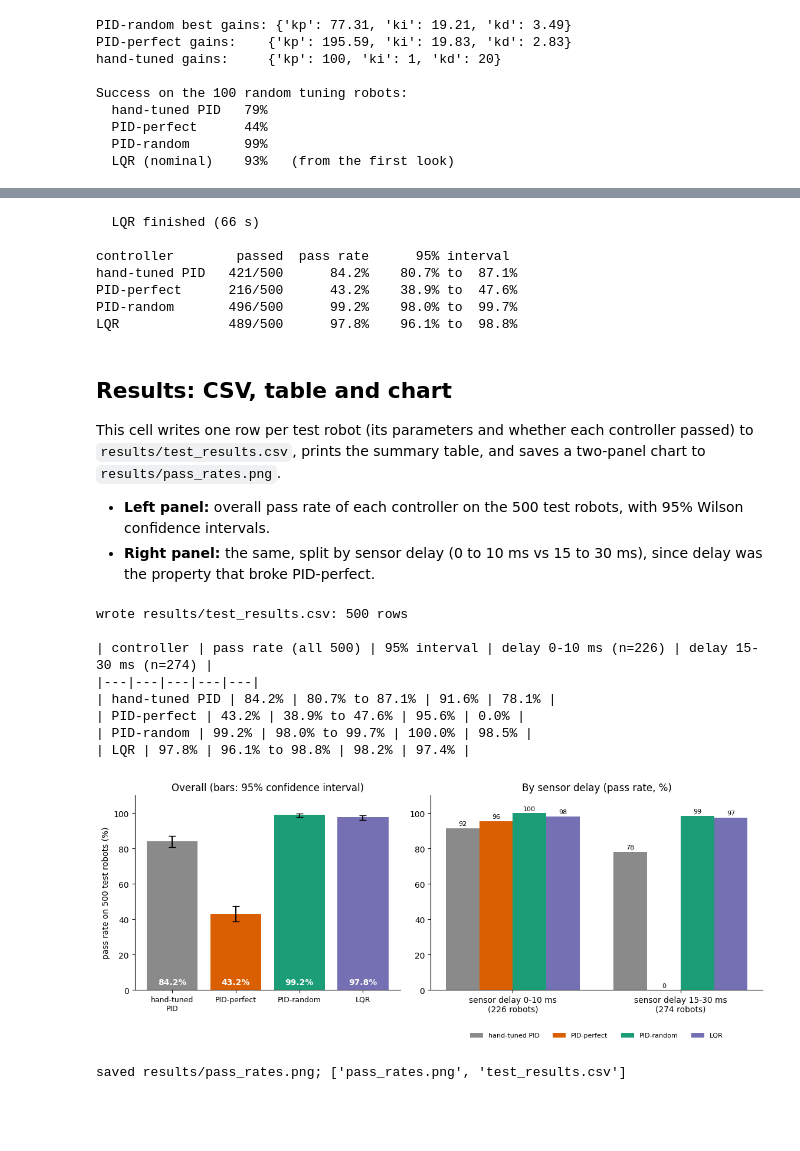
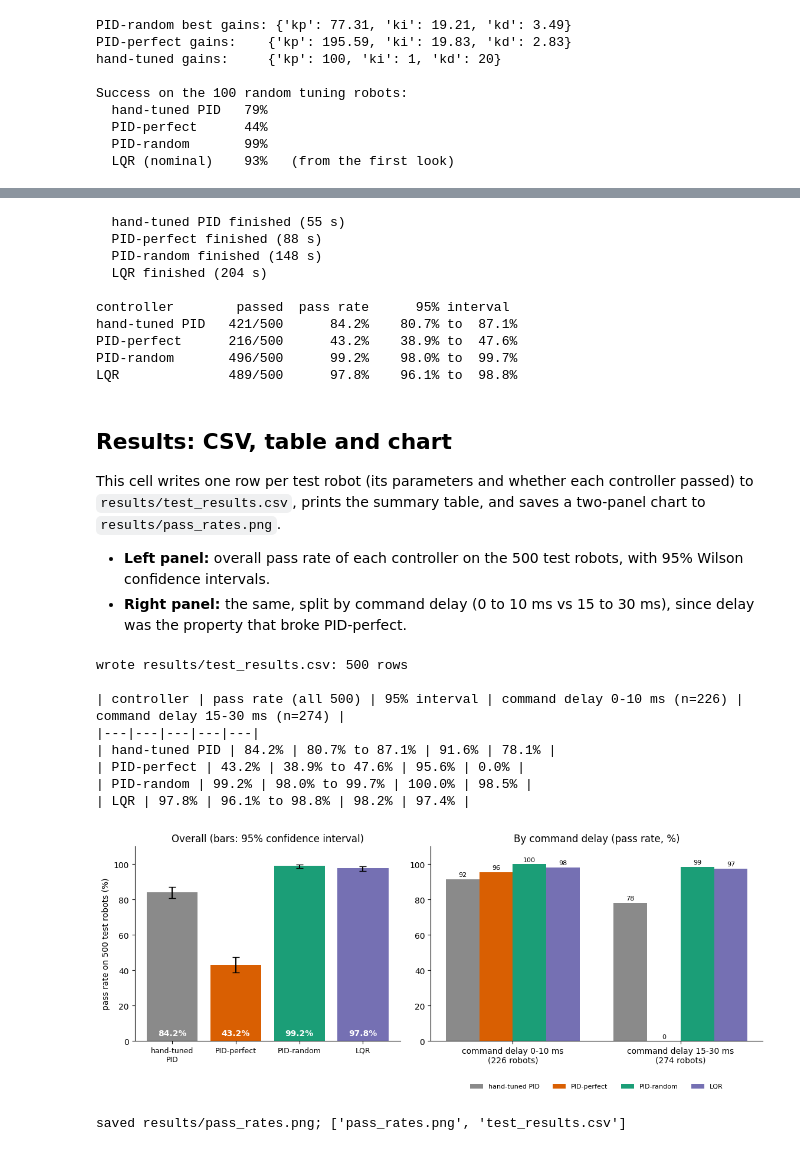
Before and after one commit to Series-Parallel/Machine_in_control, a Jupyter notebook: cartpole_pid.ipynb, the cells around one changed output, grey strips where cells are left out. Drawn from its saved outputs; the diff is of its cells as text; code cells hidden in the pictures; blank space fills up the shorter version.

```diff
--- a/cartpole_pid.ipynb
+++ b/cartpole_pid.ipynb
@@ -673,6 +677,16 @@ print("PID-perfect best gains:", {k: round(v, 2) for k, v in best_perfect.items(
       f"| tuning took {time.time()-t0:.0f} s")
 print("hand-tuned PID cost on perfect robot:", round(episode_cost(make_pid(), NOMINAL_ROBOT), 5))
 
+# where does the cost come from? (lean^2, cart^2 and effort parts of the same 10 s run on the perfect robot)
+def cost_parts(ctrl, robot, T=10.0, dt=0.005):
+    log, ok = run_robot(ctrl, robot, T=T, dt=dt)
+    th, x, F = log[:, 2], log[:, 1], log[:, 4]
+    return dict(lean=np.sum(th**2) * dt, cart=np.sum(0.02 * x**2) * dt, effort=np.sum(1e-5 * F**2) * dt, x_end=float(x[-1]))
+print("\ncost split on the perfect robot:")
+for name, mk in [("hand-tuned PID", make_pid), ("PID-perfect", make_pid_from(best_perfect))]:
+    p = cost_parts(mk(), NOMINAL_ROBOT)
+    print(f"  {name:15s} pole lean {p['lean']:.4f} | cart position {p['cart']:.4f} | effort {p['effort']:.4f} | cart ends {p['x_end']:.2f} m from the start")
+
 hand = success_rate(make_pid, TUNE_SEEDS)
 perf = success_rate(make_pid_from(best_perfect), TUNE_SEEDS)
 print(f"\nSuccess on the 100 random tuning robots:  hand-tuned {hand*100:.0f}%   |   PID-perfect {perf*100:.0f}%")
@@ -823,7 +844,10 @@ if len(test_ok) == len(controllers):
 else:
     print("not all controllers finished yet: run this cell again")
 # %% [output]
-  LQR finished (66 s)
+  hand-tuned PID finished (55 s)
+  PID-perfect finished (88 s)
+  PID-random finished (148 s)
+  LQR finished (204 s)
 
 controller        passed  pass rate      95% interval
 hand-tuned PID   421/500      84.2%    80.7% to  87.1%
@@ -836,7 +860,7 @@ LQR              489/500      97.8%    96.1% to  98.8%
 This cell writes one row per test robot (its parameters and whether each controller passed) to `results/test_results.csv`, prints the summary table, and saves a two-panel chart to `results/pass_rates.png`.
 
 - **Left panel:** overall pass rate of each controller on the 500 test robots, with 95% Wilson confidence intervals.
-- **Right panel:** the same, split by sensor delay (0 to 10 ms vs 15 to 30 ms), since delay was the property that broke PID-perfect.
+- **Right panel:** the same, split by command delay (0 to 10 ms vs 15 to 30 ms), since delay was the property that broke PID-perfect.
 # %%
 import os, csv
 os.makedirs("results", exist_ok=True)
@@ -846,7 +870,7 @@ names = list(controllers)
 with open("results/test_results.csv", "w", newline="") as f:
     w = csv.writer(f)
     w.writerow(["seed", "cart_mass_kg", "pole_mass_kg", "pole_half_length_m", "motor_strength",
-                "delay_ms", "noise_rad"] + [f"pass_{n.replace(' ', '_').replace('-', '_')}" for n in names])
+                "command_delay_ms", "sensor_noise_rad"] + [f"pass_{n.replace(' ', '_').replace('-', '_')}" for n in names])
     for i, r in enumerate(test_robots):
         w.writerow([r["seed"], round(r["M"], 4), round(r["m"], 4), round(r["l"], 4), round(r["gain"], 4),
                     r["delay"] * 5, round(r["noise"], 5)] + [int(test_ok[n][i]) for n in names])
@@ -855,7 +879,7 @@ print("wrote results/test_results.csv:", len(test_robots), "rows")
 # ---- 2. summary table (markdown, ready for the README) ----
 delay_ms = np.array([r["delay"] * 5 for r in test_robots])
 low, high = delay_ms <= 10, delay_ms >= 15
-print(f"\n| controller | pass rate (all 500) | 95% interval | delay 0-10 ms (n={low.sum()}) | delay 15-30 ms (n={high.sum()}) |")
+print(f"\n| controller | pass rate (all 500) | 95% interval | command delay 0-10 ms (n={low.sum()}) | command delay 15-30 ms (n={high.sum()}) |")
 print("|---|---|---|---|---|")
 for n in names:
     ok = test_ok[n]; k = int(ok.sum()); lo, hi = wilson(k, len(ok))
@@ -865,35 +889,35 @@ for n in names:
 colors = {"hand-tuned PID": "#8a8a8a", "PID-perfect": "#d95f02", "PID-random": "#1b9e77", "LQR": "#7570b3"}
 fig, ax = plt.subplots(1, 2, figsize=(11.5, 4.8), gridspec_kw=dict(width_ratios=[1, 1.25]))
 x = np.arange(len(names))
 rates = np.array([test_ok[n].mean() * 100 for n in names])
 ci = np.array([wilson(int(test_ok[n].sum()), len(test_robots)) for n in names]) * 100
 ax[0].bar(x, rates, color=[colors[n] for n in names], yerr=[rates - ci[:, 0], ci[:, 1] - rates], capsize=4)
 for xi, r in zip(x, rates): ax[0].text(xi, 3, f"{r:.1f}%", ha="center", color="white", fontweight="bold")
 ax[0].set_xticks(x); ax[0].set_xticklabels([n.replace(" ", "\n") for n in names], fontsize=9)
 ax[0].set_ylim(0, 110); ax[0].set_ylabel("pass rate on 500 test robots (%)")
 ax[0].set_title("Overall (bars: 95% confidence interval)")
 
 wbar = 0.2
 for j, n in enumerate(names):
     vals = [test_ok[n][low].mean() * 100, test_ok[n][high].mean() * 100]
     xs = np.arange(2) + (j - 1.5) * wbar
     ax[1].bar(xs, vals, wbar, label=n, color=colors[n])
     for xi, v in zip(xs, vals):                                    # print every value, so a 0% bar is not mistaken for missing data
         ax[1].text(xi, v + 1.5, f"{v:.0f}", ha="center", fontsize=8)
-ax[1].set_xticks([0, 1]); ax[1].set_xticklabels([f"sensor delay 0-10 ms\n({low.sum()} robots)", f"sensor delay 15-30 ms\n({high.sum()} robots)"])
-ax[1].set_ylim(0, 110); ax[1].set_title("By sensor delay (pass rate, %)")
+ax[1].set_xticks([0, 1]); ax[1].set_xticklabels([f"command delay 0-10 ms\n({low.sum()} robots)", f"command delay 15-30 ms\n({high.sum()} robots)"])
+ax[1].set_ylim(0, 110); ax[1].set_title("By command delay (pass rate, %)")
 ax[1].legend(fontsize=8, ncol=4, loc="lower center", bbox_to_anchor=(0.5, -0.28), frameon=False)
 for a in ax: a.spines[["top", "right"]].set_visible(False)
 plt.tight_layout(); plt.savefig("results/pass_rates.png", dpi=150, bbox_inches="tight"); plt.show()
 print("saved results/pass_rates.png;", os.listdir("results"))
 # %% [output]
 wrote results/test_results.csv: 500 rows
 
-| controller | pass rate (all 500) | 95% interval | delay 0-10 ms (n=226) | delay 15-30 ms (n=274) |
+| controller | pass rate (all 500) | 95% interval | command delay 0-10 ms (n=226) | command delay 15-30 ms (n=274) |
 |---|---|---|---|---|
 | hand-tuned PID | 84.2% | 80.7% to 87.1% | 91.6% | 78.1% |
 | PID-perfect | 43.2% | 38.9% to 47.6% | 95.6% | 0.0% |
 | PID-random | 99.2% | 98.0% to 99.7% | 100.0% | 98.5% |
 | LQR | 97.8% | 96.1% to 98.8% | 98.2% | 97.4% |
-[figure, old version]
+[figure, new version]
 saved results/pass_rates.png; ['pass_rates.png', 'test_results.csv']
```
Also changed, not shown: parts of 12 cells of this notebook.
